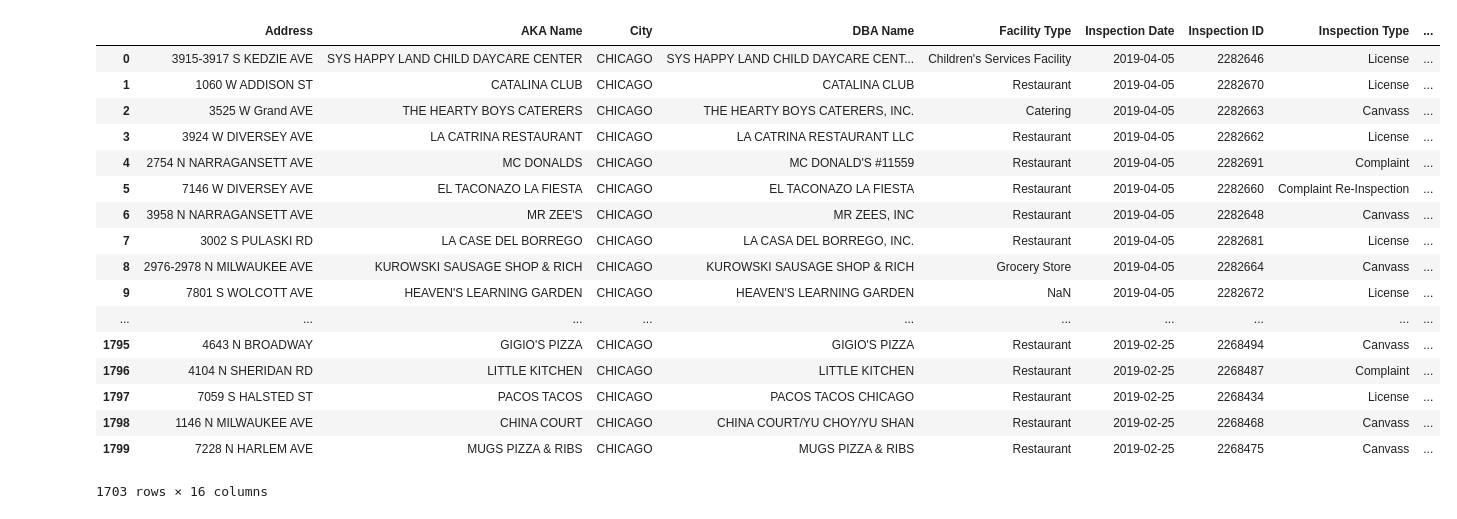
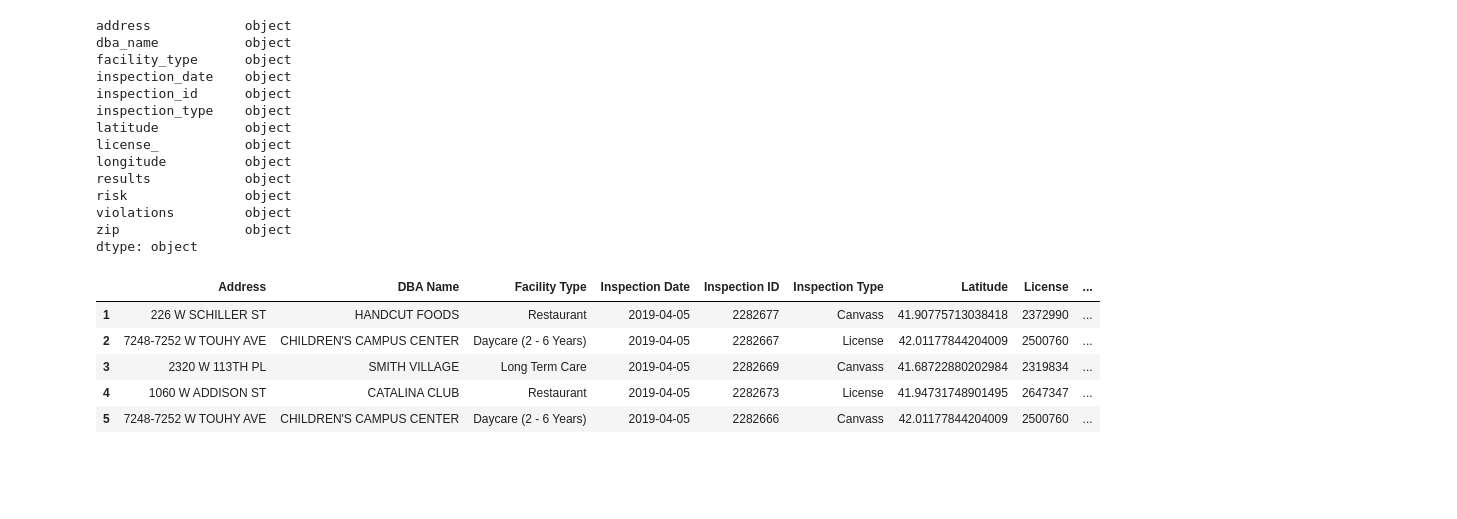
Before and after one commit to dtrakht/Data-Case-Study, a Jupyter notebook: Food Inspections Notebook.ipynb, the cells around one changed output. Cells and saved outputs as stored; diff of their text form; code cells hidden in the pictures; blank space fills up the shorter version.

Commit message:
Update Food Inspections Notebook

```diff
--- a/Food Inspections Notebook.ipynb
+++ b/Food Inspections Notebook.ipynb
@@ -55,0 +38,9 @@ Requirement already satisfied: chardet<3.1.0,>=3.0.2 in c:\users\dtrakhtenberg\a
+# %%
+#Iterate through to read the full dataset
+initial = 2000
+while results:
+    results = client.get("cwig-ma7x", limit=2000, offset=initial)
+    inspections_df = inspections_df.append(pd.DataFrame.from_records(results))
+    initial += 2000
+
+inspections_df.count()
@@ -55,0 +67,5 @@ Requirement already satisfied: chardet<3.1.0,>=3.0.2 in c:\users\dtrakhtenberg\a
+# %%
+#drop uneccesary computed columns - consider dropping by column index; perform before outputing to csv
+inspections_df = inspections_df.drop(columns=[':@computed_region_43wa_7qmu', ':@computed_region_6mkv_f3dw', ':@computed_region_awaf_s7ux'
+                            ,':@computed_region_bdys_3d7i', ':@computed_region_vrxf_vc4k', 'location', 'city', 'state', 'aka_name'])
+inspections_df.head()
@@ -55,0 +113,4 @@ Requirement already satisfied: chardet<3.1.0,>=3.0.2 in c:\users\dtrakhtenberg\a
+# %%
+#Remove trailing characters from date field
+inspections_df["inspection_date"] = inspections_df.inspection_date.str.split('T').str[0]
+inspections_df.inspection_date.head(n=10)
@@ -56,33 +148,35 @@ Requirement already satisfied: chardet<3.1.0,>=3.0.2 in c:\users\dtrakhtenberg\a
+# %%
+#Format data types - can use as_type() to convert
+inspections_df.dtypes
+# %% [output]
+address            object
+dba_name           object
+facility_type      object
+inspection_date    object
+inspection_id      object
+inspection_type    object
+latitude           object
+license_           object
+longitude          object
+results            object
+risk               object
+violations         object
+zip                object
+dtype: object
 # %%
 #Rename columns due to sodapy conversion
-inspections_df = inspections_df.rename(columns={"license_":"License", "address":"Address", "aka_name":"AKA Name", "city":"City",
+inspections_df = inspections_df.rename(columns={"license_":"License", "address":"Address",
                                "dba_name":"DBA Name", "facility_type":"Facility Type", "inspection_date":"Inspection Date",
                               "inspection_id":"Inspection ID", "inspection_type":"Inspection Type", "latitude":"Latitude",
-                              "longitude":"Longitude", "results":"Results", "risk":"Risk", "state":"State",
-                              "violations":"Violations", "zip":"Zip", "location":"Location"})
-
-#drop uneccesary computed columns - consider dropping by column index; perform before outputing to csv
-inspections_df = inspections_df.drop(columns=[':@computed_region_43wa_7qmu', ':@computed_region_6mkv_f3dw', ':@computed_region_awaf_s7ux'
-                            ,':@computed_region_bdys_3d7i', ':@computed_region_vrxf_vc4k', 'Location'])
-inspections_df
+                              "longitude":"Longitude", "results":"Results", "risk":"Risk",
+                              "violations":"Violations", "zip":"Zip"})
+inspections_df.head()
 # %% [output]
-|  | Address | AKA Name | City | DBA Name | Facility Type | Inspection Date | Inspection ID | Inspection Type | ... |
-| 0 | 3915-3917 S KEDZIE AVE | SYS HAPPY LAND CHILD DAYCARE CENTER | CHICAGO | SYS HAPPY LAND CHILD DAYCARE CENT... | Children's Services Facility | 2019-04-05 | 2282646 | License | ... |
-| 1 | 1060 W ADDISON ST | CATALINA CLUB | CHICAGO | CATALINA CLUB | Restaurant | 2019-04-05 | 2282670 | License | ... |
-| 2 | 3525 W Grand AVE | THE HEARTY BOYS CATERERS | CHICAGO | THE HEARTY BOYS CATERERS, INC. | Catering | 2019-04-05 | 2282663 | Canvass | ... |
-| 3 | 3924 W DIVERSEY AVE | LA CATRINA RESTAURANT | CHICAGO | LA CATRINA RESTAURANT LLC | Restaurant | 2019-04-05 | 2282662 | License | ... |
-| 4 | 2754 N NARRAGANSETT AVE | MC DONALDS | CHICAGO | MC DONALD'S #11559 | Restaurant | 2019-04-05 | 2282691 | Complaint | ... |
-| 5 | 7146 W DIVERSEY AVE | EL TACONAZO LA FIESTA | CHICAGO | EL TACONAZO LA FIESTA | Restaurant | 2019-04-05 | 2282660 | Complaint Re-Inspection | ... |
-| 6 | 3958 N NARRAGANSETT AVE | MR ZEE'S | CHICAGO | MR ZEES, INC | Restaurant | 2019-04-05 | 2282648 | Canvass | ... |
-| 7 | 3002 S PULASKI RD | LA CASE DEL BORREGO | CHICAGO | LA CASA DEL BORREGO, INC. | Restaurant | 2019-04-05 | 2282681 | License | ... |
-| 8 | 2976-2978 N MILWAUKEE AVE | KUROWSKI SAUSAGE SHOP & RICH | CHICAGO | KUROWSKI SAUSAGE SHOP & RICH | Grocery Store | 2019-04-05 | 2282664 | Canvass | ... |
-| 9 | 7801 S WOLCOTT AVE | HEAVEN'S LEARNING GARDEN | CHICAGO | HEAVEN'S LEARNING GARDEN | NaN | 2019-04-05 | 2282672 | License | ... |
-| ... | ... | ... | ... | ... | ... | ... | ... | ... | ... |
-| 1795 | 4643 N BROADWAY | GIGIO'S PIZZA | CHICAGO | GIGIO'S PIZZA | Restaurant | 2019-02-25 | 2268494 | Canvass | ... |
-| 1796 | 4104 N SHERIDAN RD | LITTLE KITCHEN | CHICAGO | LITTLE KITCHEN | Restaurant | 2019-02-25 | 2268487 | Complaint | ... |
-| 1797 | 7059 S HALSTED ST | PACOS TACOS | CHICAGO | PACOS TACOS CHICAGO | Restaurant | 2019-02-25 | 2268434 | License | ... |
-| 1798 | 1146 N MILWAUKEE AVE | CHINA COURT | CHICAGO | CHINA COURT/YU CHOY/YU SHAN | Restaurant | 2019-02-25 | 2268468 | Canvass | ... |
-| 1799 | 7228 N HARLEM AVE | MUGS PIZZA & RIBS | CHICAGO | MUGS PIZZA & RIBS | Restaurant | 2019-02-25 | 2268475 | Canvass | ... |
+|  | Address | DBA Name | Facility Type | Inspection Date | Inspection ID | Inspection Type | Latitude | License | ... |
+| 1 | 226 W SCHILLER ST | HANDCUT FOODS | Restaurant | 2019-04-05 | 2282677 | Canvass | 41.90775713038418 | 2372990 | ... |
+| 2 | 7248-7252 W TOUHY AVE | CHILDREN'S CAMPUS CENTER | Daycare (2 - 6 Years) | 2019-04-05 | 2282667 | License | 42.01177844204009 | 2500760 | ... |
+| 3 | 2320 W 113TH PL | SMITH VILLAGE | Long Term Care | 2019-04-05 | 2282669 | Canvass | 41.68722880202984 | 2319834 | ... |
+| 4 | 1060 W ADDISON ST | CATALINA CLUB | Restaurant | 2019-04-05 | 2282673 | License | 41.94731748901495 | 2647347 | ... |
+| 5 | 7248-7252 W TOUHY AVE | CHILDREN'S CAMPUS CENTER | Daycare (2 - 6 Years) | 2019-04-05 | 2282666 | Canvass | 42.01177844204009 | 2500760 | ... |
-1703 rows × 16 columns
 # %%
 #Separate DF into Inspections and Violations
```
Also changed, not shown: parts of 15 cells of this notebook.
